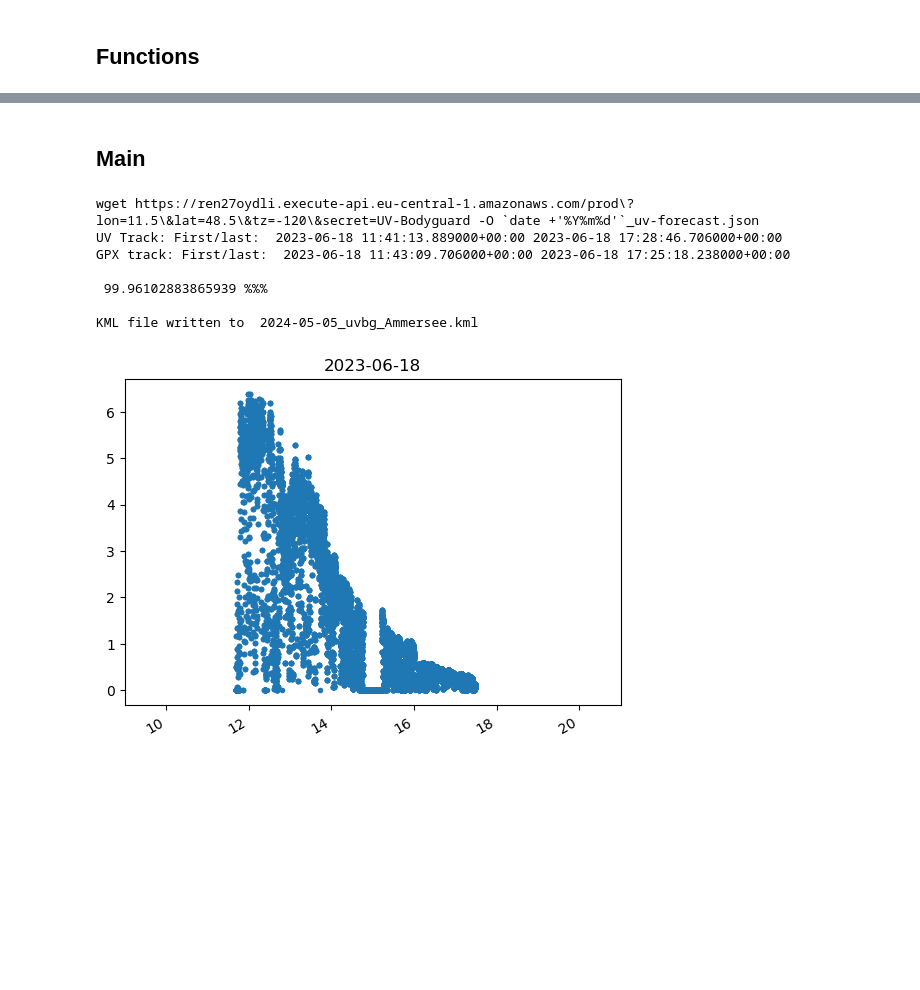
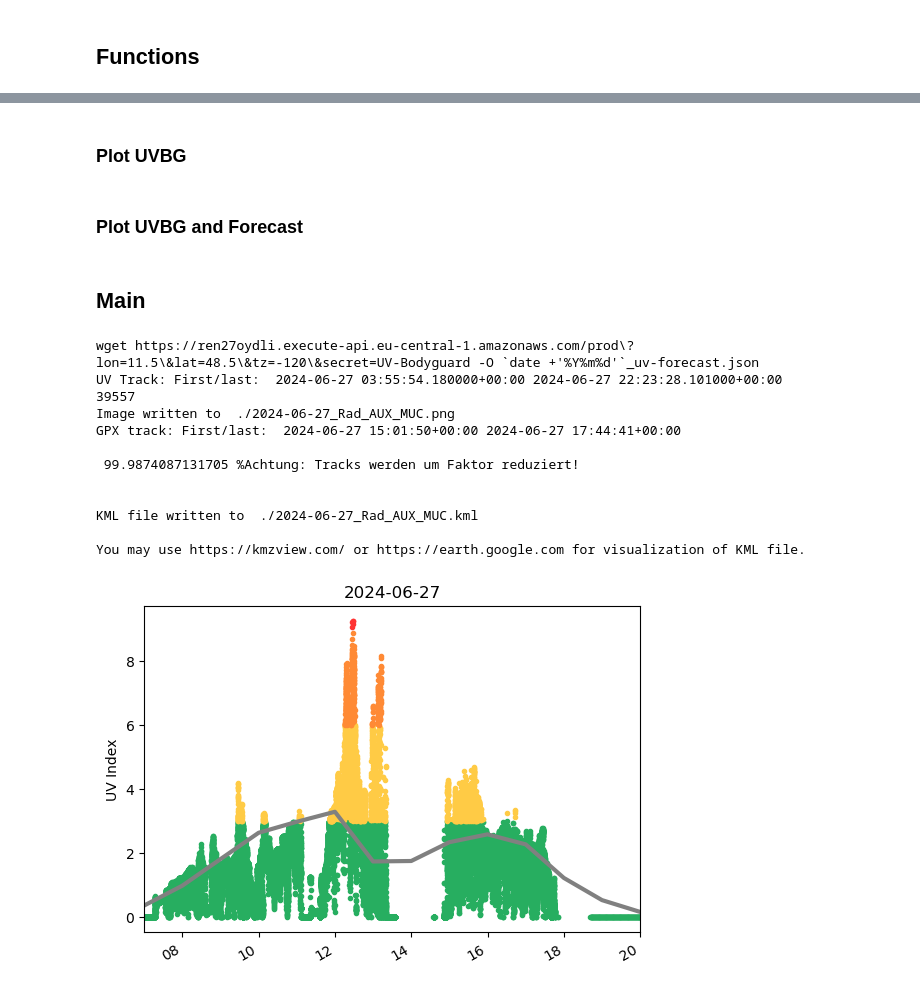
Before and after one commit to julianmeyerarnek/ajuma_data_Combine_GPX_with_UV, a Jupyter notebook: uvbg_toolbox.ipynb, the cells around one changed output, grey strips where cells are left out. Cells and saved outputs as stored; diff of their text form; code cells hidden in the pictures; blank space fills up the shorter version.

```diff
--- a/uvbg_toolbox.ipynb
+++ b/uvbg_toolbox.ipynb
@@ -26,2 +61,4 @@ kml_outfilename = "2024-05-05_uvbg_Ammersee.kml"
 # %%
 colors=["ff007700", "ff00ff00", "ff00ff77", "ff0044ff", "ff007777", "ff00ffff", "ff0077ff", "ff0044ff", "ff0000ff", "ff7700ff", "ffff00ff"]
+# %%
+colors_UV=["#27ae60", "#ffcb45", "#ff8a35", "#ff3333", "#ff33fa"]
@@ -55,7 +96,7 @@ def read_uvbg(file_uvbg):
 
     for line in lines:
         items = line.split(",")
-        xtime_dt = datetime.datetime.fromtimestamp(int(items[0])/1000-7200)
+        xtime_dt = datetime.datetime.fromtimestamp(int(items[0])/1000) # -7200)
         uvbg_dates.append(xtime_dt)
         xuvi = float(items[1])
         uvbg_value.append(xuvi)
@@ -80,7 +123,7 @@ def read_gpx(file_gpx):
     for track in gpx.tracks:
         for segment in track.segments:
             for point in segment.points:
-                geotrack.append({"time": point.time, "lon": point.longitude, "lat": point.latitude, "elevation": point.elevation, "uvi": -1})
+                geotrack.append({"time": point.time+datetime.timedelta(0,xtimedelta_gpx_sec), "lon": point.longitude, "lat": point.latitude, "elevation": point.elevation, "uvi": -1})
                 # print('Point at ({0},{1},{2}) -> {3}'.format(point.time, point.latitude, point.longitude, point.elevation))
 
     print ("GPX track: First/last: ", geotrack[0]["time"], geotrack[-1]["time"])
@@ -112,19 +157,28 @@ def combine_gpx_uvtrack(geotrack, uvtrack, kml_outfilename):
 
     kml = Kml()
     fol = kml.newfolder(name="A Folder")
+
+    print ("---> Achtung: Tracks werden um Faktor 30 reduziert! <---")
+
+    counter = 0
     for g in geotrack:
-        pnt = fol.newpoint(name="{0}".format(int(g["uvi"])), coords=[(g["lon"],g["lat"])])
-        uv_index = int(g["uvi"])
-        if uv_index > 11: uv_index = 11
-        pnt.style.iconstyle.color = colors[uv_index] # float(float(uv_index) / 3.0)
-        pnt.style.iconstyle.icon.href = "http://maps.google.com/mapfiles/kml/shapes/road_shield3.png"
-        # Shapes can be found here: https://kml4earth.appspot.com/icons.html#shapes
+        counter = counter + 1
+        if counter == 30:
+            pnt = fol.newpoint(name="{0}".format(int(g["uvi"])), coords=[(g["lon"],g["lat"])])
+            uv_index = int(g["uvi"])
+            if uv_index > 11: uv_index = 11
+            pnt.style.iconstyle.color = colors[uv_index] # float(float(uv_index) / 3.0)
+            pnt.style.iconstyle.icon.href = xpointstyle
+            # Shapes can be found here: https://kml4earth.appspot.com/icons.html#shapes
+            counter = 0
 
     kml.save(kml_outfilename)
 
     print ("\n\nKML file written to ", kml_outfilename)
 
-    print ("\nYou may use https://kmzview.com/ or https://earth.google.com for visualization of KML file.\n"
+    print ("\nYou may use https://kmzview.com/ or https://earth.google.com for visualization of KML file.\n")
+# %% [markdown]
+### Plot UVBG
 # %%
 def plot_uvbg(uvbg_dates, uvbg_value, xtoday):
 
@@ -153,3 +247,5 @@ def plot_uvbg(uvbg_dates, uvbg_value, xtoday):
+# %% [markdown]
+### Plot UVBG and Forecast
 # %%
 def plot_forecast_uvbg(uv_forecast_dates, uv_forecast_value, uvbg_dates, uvbg_value, xtoday):
 
@@ -180,19 +319,24 @@ def plot_forecast_uvbg(uv_forecast_dates, uv_forecast_value, uvbg_dates, uvbg_va
 ## Main
 # %%
 howto_forecast()
-# uv_forecast_dates, uv_forecast_value = read_forecast(file_forecast)
+uv_forecast_dates, uv_forecast_value = read_forecast(file_forecast)
 uvbg_dates, uvbg_value, xtoday, uvtrack = read_uvbg(file_uvbg)
-# plot_forecast_uvbg(uv_forecast_dates, uv_forecast_value, uvbg_dates, uvbg_value, xtoday)
+plot_forecast_uvbg(uv_forecast_dates, uv_forecast_value, uvbg_dates, uvbg_value, xtoday)
 geotrack = read_gpx(file_gpx)
-plot_uvbg(uvbg_dates, uvbg_value, xtoday)
+# plot_uvbg(uvbg_dates, uvbg_value, xtoday)
 
 combine_gpx_uvtrack(geotrack, uvtrack, kml_outfilename)
 # %% [output]
 wget https://ren27oydli.execute-api.eu-central-1.amazonaws.com/prod\?lon=11.5\&lat=48.5\&tz=-120\&secret=UV-Bodyguard -O `date +'%Y%m%d'`_uv-forecast.json
-UV Track: First/last:  2023-06-18 11:41:13.889000+00:00 2023-06-18 17:28:46.706000+00:00
-GPX track: First/last:  2023-06-18 11:43:09.706000+00:00 2023-06-18 17:25:18.238000+00:00
+UV Track: First/last:  2024-06-27 03:55:54.180000+00:00 2024-06-27 22:23:28.101000+00:00
+39557
+Image written to  ./2024-06-27_Rad_AUX_MUC.png
+GPX track: First/last:  2024-06-27 15:01:50+00:00 2024-06-27 17:44:41+00:00
 
- 99.96102883865939 %%%
+ 99.9874087131705 %Achtung: Tracks werden um Faktor reduziert!
 
-KML file written to  2024-05-05_uvbg_Ammersee.kml
+
+KML file written to  ./2024-06-27_Rad_AUX_MUC.kml
+
+You may use https://kmzview.com/ or https://earth.google.com for visualization of KML file.
-[figure, old version]
+[figure, new version]
```
Also changed, not shown: parts of 13 cells of this notebook, 22 other files.
